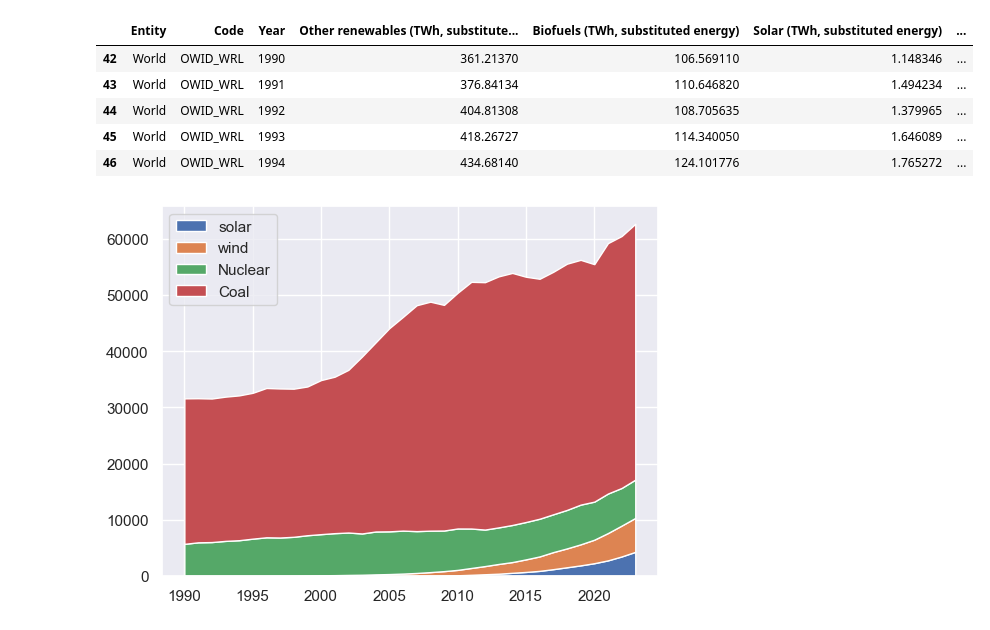
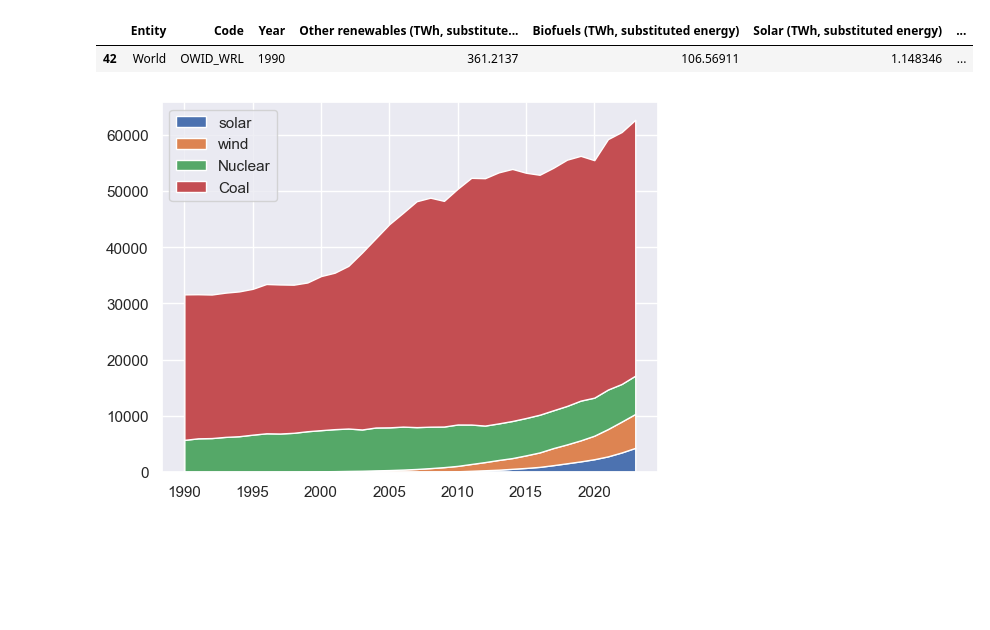
Before and after one commit to sansisimon/renewable-energy-project, a Jupyter notebook: charts.ipynb, the cells around one changed output. Saved outputs shown, nothing was run; the diff lists cells and outputs as text; code cells hidden in the pictures; blank space fills up the shorter version.

```diff
--- a/charts.ipynb
+++ b/charts.ipynb
@@ -28,14 +28,10 @@ warnings.filterwarnings("ignore")
 # %%
 df_countries = pd.read_csv("data/usable/global_energy_consumption.csv", index_col = 0)
 # %%
-df_countries.head()
+df_countries.head(1)
 # %% [output]
 |  | Entity | Code | Year | Other renewables (TWh, substitute... | Biofuels (TWh, substituted energy) | Solar (TWh, substituted energy) | ... |
-| 42 | World | OWID_WRL | 1990 | 361.21370 | 106.569110 | 1.148346 | ... |
-| 43 | World | OWID_WRL | 1991 | 376.84134 | 110.646820 | 1.494234 | ... |
-| 44 | World | OWID_WRL | 1992 | 404.81308 | 108.705635 | 1.379965 | ... |
-| 45 | World | OWID_WRL | 1993 | 418.26727 | 114.340050 | 1.646089 | ... |
-| 46 | World | OWID_WRL | 1994 | 434.68140 | 124.101776 | 1.765272 | ... |
+| 42 | World | OWID_WRL | 1990 | 361.2137 | 106.56911 | 1.148346 | ... |
 # %%
 # set seaborn style
 sns.set_theme()
```
Also changed, not shown: parts of 22 cells of this notebook, 3 other files.
